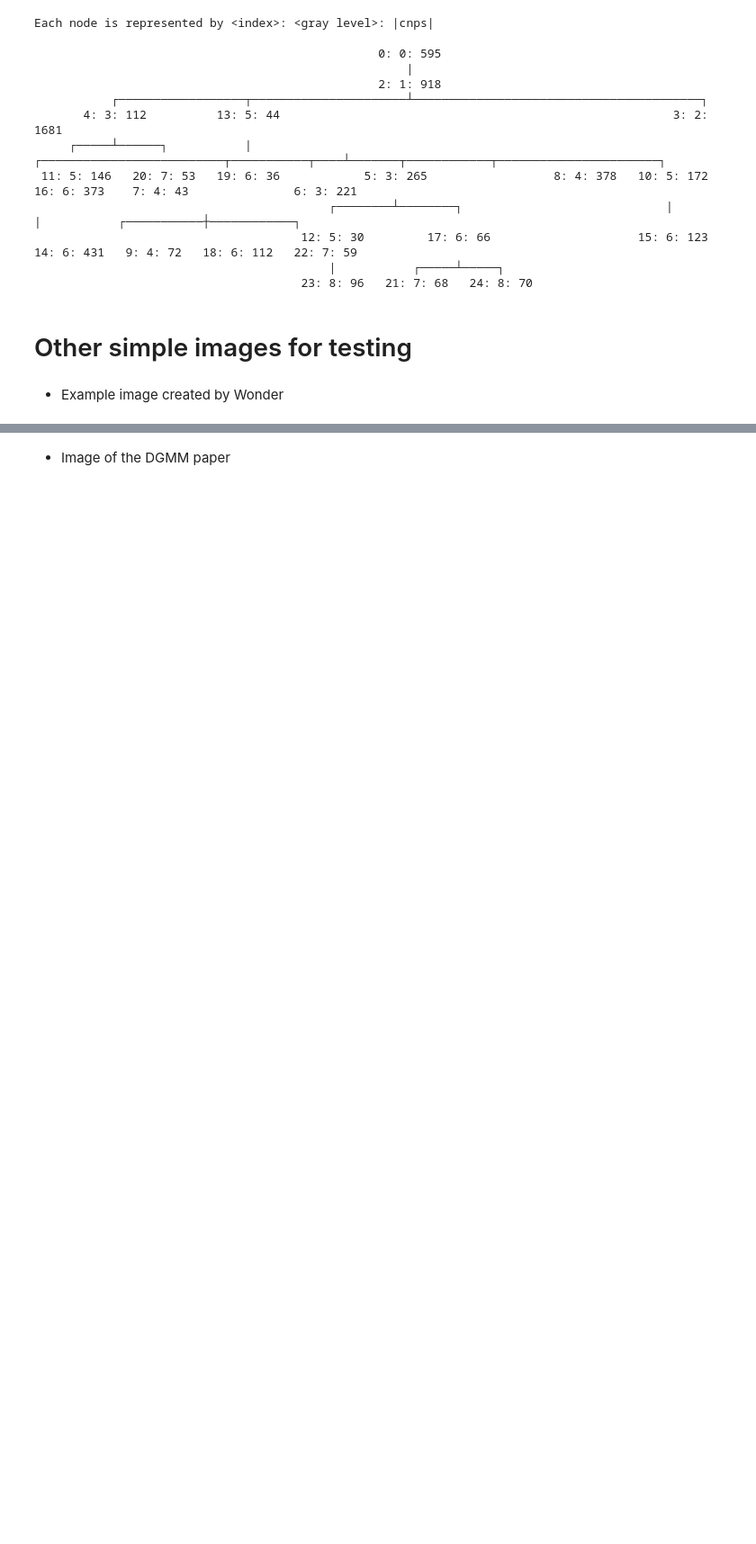
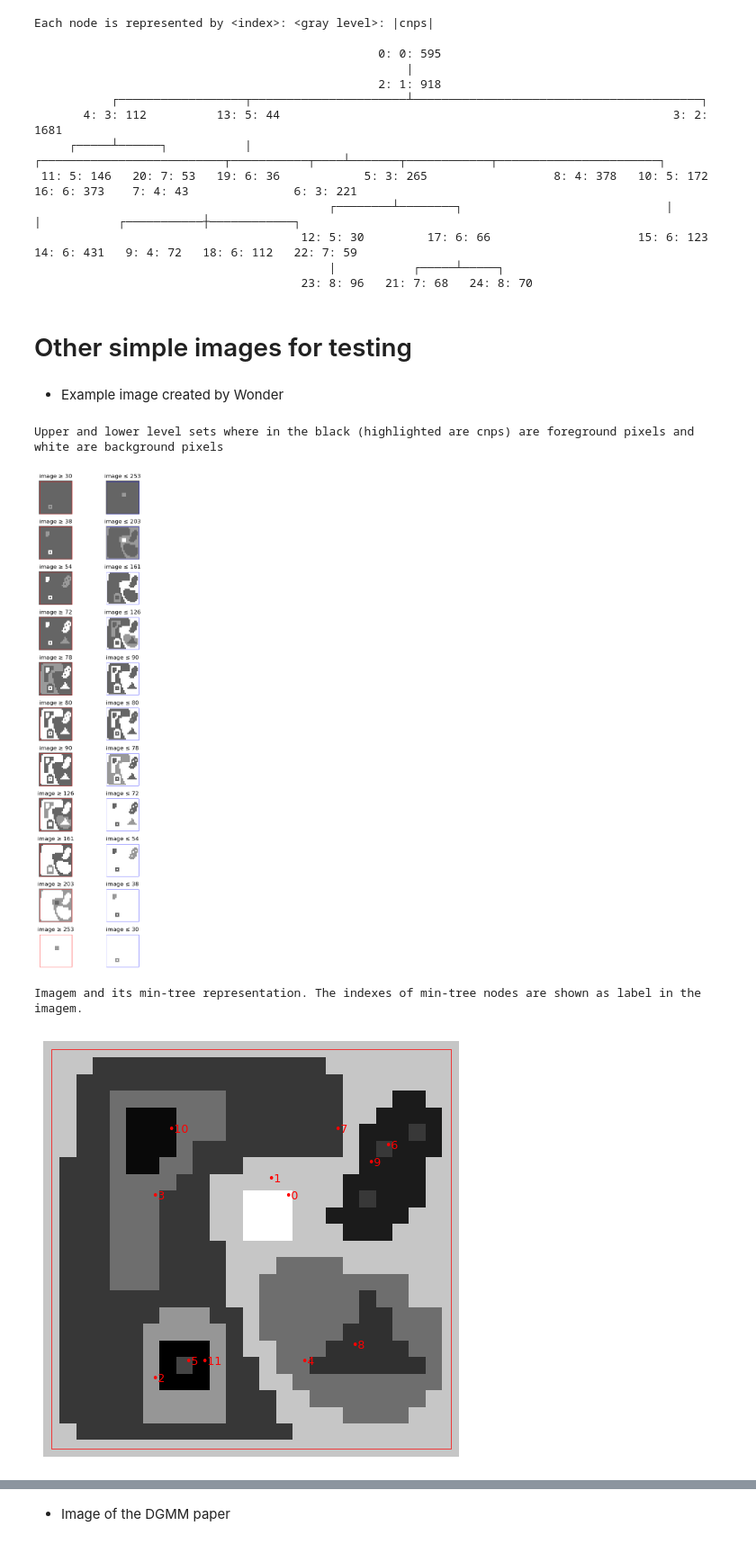
Before and after one commit to wonderalexandre/MorphoTreeAdjust, a Jupyter notebook: notebooks/morphoTreeAdjust_example_subtree.ipynb, the cells around one changed output, grey strips where cells are left out. Shown at 90% size. Saved outputs shown, nothing was run; the diff lists cells and outputs as text; code cells hidden in the pictures; blank space fills up the shorter version.

```diff
--- a/notebooks/morphoTreeAdjust_example_subtree.ipynb
+++ b/notebooks/morphoTreeAdjust_example_subtree.ipynb
@@ -493,30 +475,71 @@ img_wonder = np.array([
 [203,203, 78, 78,126, 38, 38, 38,126, 78, 78, 78, 78, 78, 78, 78, 78, 78,203, 54, 80, 54, 54, 54,203],
 [203, 78, 78, 78,126, 38, 38,126,126, 78, 78, 78,203,203,203,203,203,203,203, 54, 54, 54, 54,203,203],
 [203, 78, 78, 78,126,126,126,126, 78, 78,203,203,203,203,203,203,203,203, 54, 54, 54, 54, 54,203,203],
 [203, 78, 78, 78,126,126,126, 78, 78, 78,203,203,253,253,253,203,203,203, 54, 80, 54, 54, 54,203,203],
 [203, 78, 78, 78,126,126,126, 78, 78, 78,203,203,253,253,253,203,203, 54, 54, 54, 54, 54,203,203,203],
 [203, 78, 78, 78,126,126,126, 78, 78, 78,203,203,253,253,253,203,203,203, 54, 54, 54,203,203,203,203],
 [203, 78, 78, 78,126,126,126, 78, 78, 78, 78,203,203,203,203,203,203,203,203,203,203,203,203,203,203],
 [203, 78, 78, 78,126,126,126, 78, 78, 78, 78,203,203,203,126,126,126,126,203,203,203,203,203,203,203],
 [203, 78, 78, 78,126,126,126, 78, 78, 78, 78,203,203,126,126,126,126,126,126,126,126,126,203,203,203],
 [203, 78, 78, 78, 78, 78, 78, 78, 78, 78, 78,203,203,126,126,126,126,126,126, 72,126,126,203,203,203],
 [203, 78, 78, 78, 78, 78, 78,161,161,161, 78, 78,203,126,126,126,126,126,126, 72, 72,126,126,126,203],
 [203, 78, 78, 78, 78, 78,161,161,161,161,161, 78,203,126,126,126,126,126, 72, 72, 72,126,126,126,203],
 [203, 78, 78, 78, 78, 78,161, 30, 30, 30,161, 78,203,203,126,126,126, 72, 72, 72, 72, 72,126,126,203],
 [203, 78, 78, 78, 78, 78,161, 30, 90, 30,161, 78, 78,203,126,126, 72, 72, 72, 72, 72, 72, 72,126,203],
 [203, 78, 78, 78, 78, 78,161, 30, 30, 30,161, 78, 78,203,203,126,126,126,126,126,126,126,126,126,203],
 [203, 78, 78, 78, 78, 78,161,161,161,161,161, 78, 78, 78,203,203,126,126,126,126,126,126,126,203,203],
 [203, 78, 78, 78, 78, 78,161,161,161,161,161, 78, 78, 78,203,203,203,203,126,126,126,126,203,203,203],
 [203,203, 78, 78, 78, 78, 78, 78, 78, 78, 78, 78, 78, 78, 78,203,203,203,203,203,203,203,203,203,203],
 [203,203,203,203,203,203,203,203,203,203,203,203,203,203,203,203,203,203,203,203,203,203,203,203,203]
 ], dtype=np.uint8)
 
 num_rows, num_cols = img_wonder.shape
 img_wonder_vector = img_wonder.ravel()
 
 maxtree = mta.ComponentTree(img_wonder_vector, num_rows, num_cols, True)
 mintree = mta.ComponentTree(img_wonder_vector, num_rows, num_cols, False)
 
 showLevelSets(img_wonder)
 showTree(mintree)
 showTree(maxtree)
+
+
+
+
+mapNodes = mintree.nodes()
+S = mapNodes[5]
+
+showNode(S)
+printTree(S)
+showNodesOfSubtree(maxtree, S)
+
+
+
+
+adjust = mta.ComponentTreeAdjustmentBySubtree(mintree, maxtree)
+
+adjust.updateTree(maxtree, S)
+
+#after, pruning the maxtree
+mintree.prunning(S)
+del S
+
+print(adjust.log())
+
+
+
+
+#reconstructed images of both trees
+img_g_vector_maxtree = maxtree.reconstructionImage()
+img_g_vector_mintree = mintree.reconstructionImage()
+
+print("The reconstruction images are equals?", (img_g_vector_maxtree == img_g_vector_mintree).all() )
+
+showTree(mintree)
+print("\n\n")
+showTree(maxtree)
+# %% [output]
+Upper and lower level sets where in the black (highlighted are cnps) are foreground pixels and white are background pixels
+[figure, added]
+Imagem and its min-tree representation. The indexes of min-tree nodes are shown as label in the imagem.
+[figure, added]
```
Also changed, not shown: parts of 7 cells of this notebook, 10 other files.
